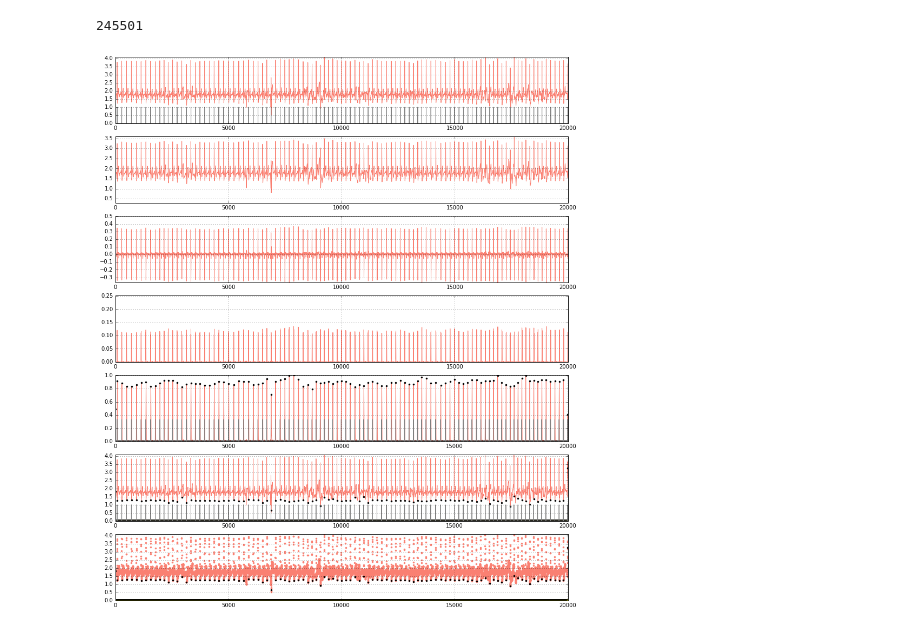
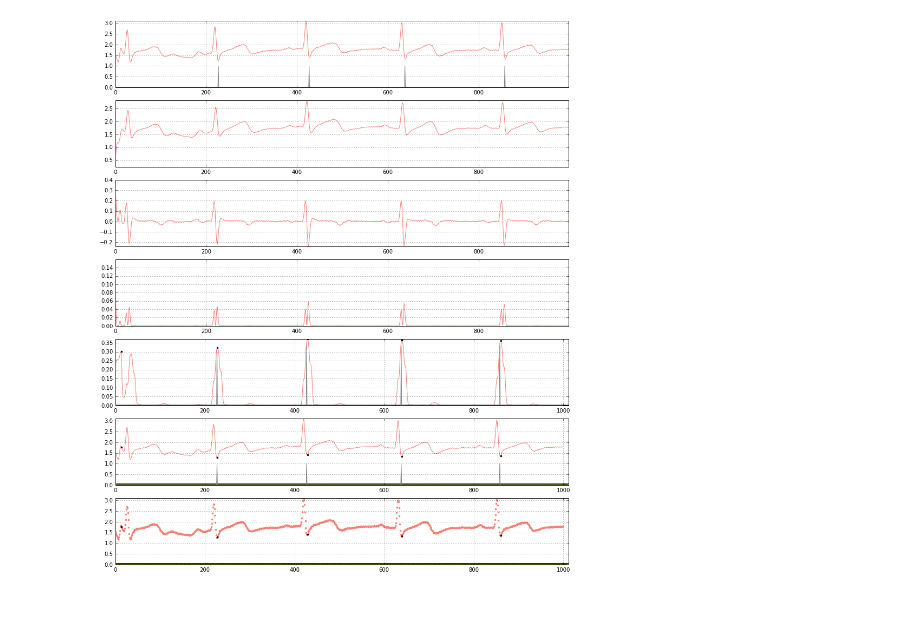
Before and after one commit to c-labpl/qrs_detector, a Jupyter notebook: qrs_detector_offline/QRSDetectorOfflineObject250Logs.ipynb, the cells around one changed output. Cells and saved outputs as stored; diff of their text form; code cells hidden in the pictures.

Commit message:
FULLY WORKING, TESTED AND TIMED QRS DETECTOR ONLINE VERSION.

```diff
--- a/qrs_detector_offline/QRSDetectorOfflineObject250Logs.ipynb
+++ b/qrs_detector_offline/QRSDetectorOfflineObject250Logs.ipynb
@@ -86,12 +86,11 @@ class QRSDetector():
         """Loads and cleans data."""
         with open(self.file) as f:
             content = f.readlines()
-        print len(content)
-        content = content[220000:240000]
+        content = content[1:1000]
         for line in content:
             log = line.rstrip().split(' ')
-            self.raw_signal = np.append(self.raw_signal, float(line.rstrip().split(' ')[2]))
-            self.logged_beats = np.append(self.logged_beats, float(line.rstrip().split(' ')[3]))
+            self.raw_signal = np.append(self.raw_signal, float(log[1]))
+            self.logged_beats = np.append(self.logged_beats, float(log[2]))
 
     def process_data(self):
         """Process received data."""
@@ -184,12 +183,16 @@ class QRSDetector():
         plt.plot(noise_peak_indication_i, 'yo')
         plt.grid(True)
         plt.axis("tight")
-# %%
-qrs_detector = QRSDetector("logs250hz/qrs_2016-05-30_12-13-09_333_datalog.txt")
-qrs_detector.load_data()
-qrs_detector.process_data()
-qrs_detector.threshold_peaks()
-qrs_detector.plot_everything()
-# %% [output]
-245501
-[figure, removed]
+# %%
+# qrs_detector = QRSDetector("logs250hz/QRS_log_2016_07_20_20_36_39.csv")
+# qrs_detector = QRSDetector("logs250hz/QRS_log_2016_07_20_20_53_23.csv")
+# qrs_detector = QRSDetector("logs250hz/QRS_log_2016_07_20_20_54_07.csv")
+
+qrs_detector = QRSDetector("logs250hz/QRS_log_2016_07_20_22_00_08.csv")
+# qrs_detector = QRSDetector("logs250hz/QRS_log_2016_07_20_22_00_38.csv")
+qrs_detector.load_data()
+qrs_detector.process_data()
+qrs_detector.threshold_peaks()
+qrs_detector.plot_everything()
+# %% [output]
+[figure, added]
```
Also changed, not shown: 34 other files.
